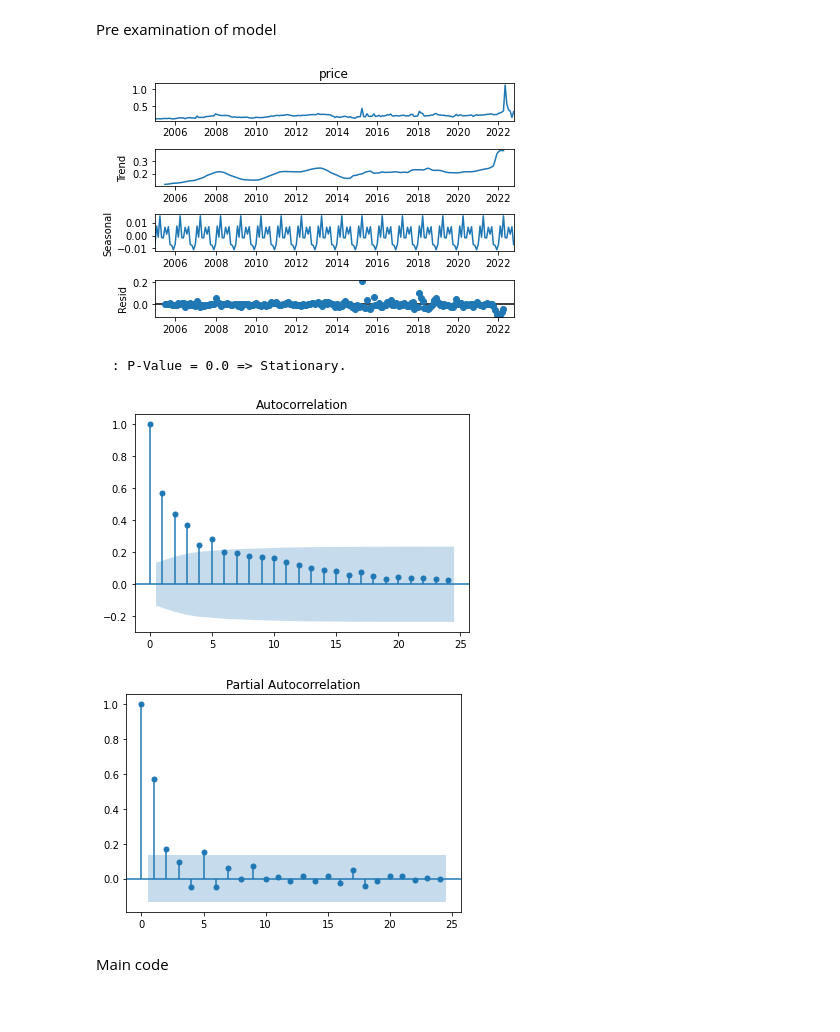
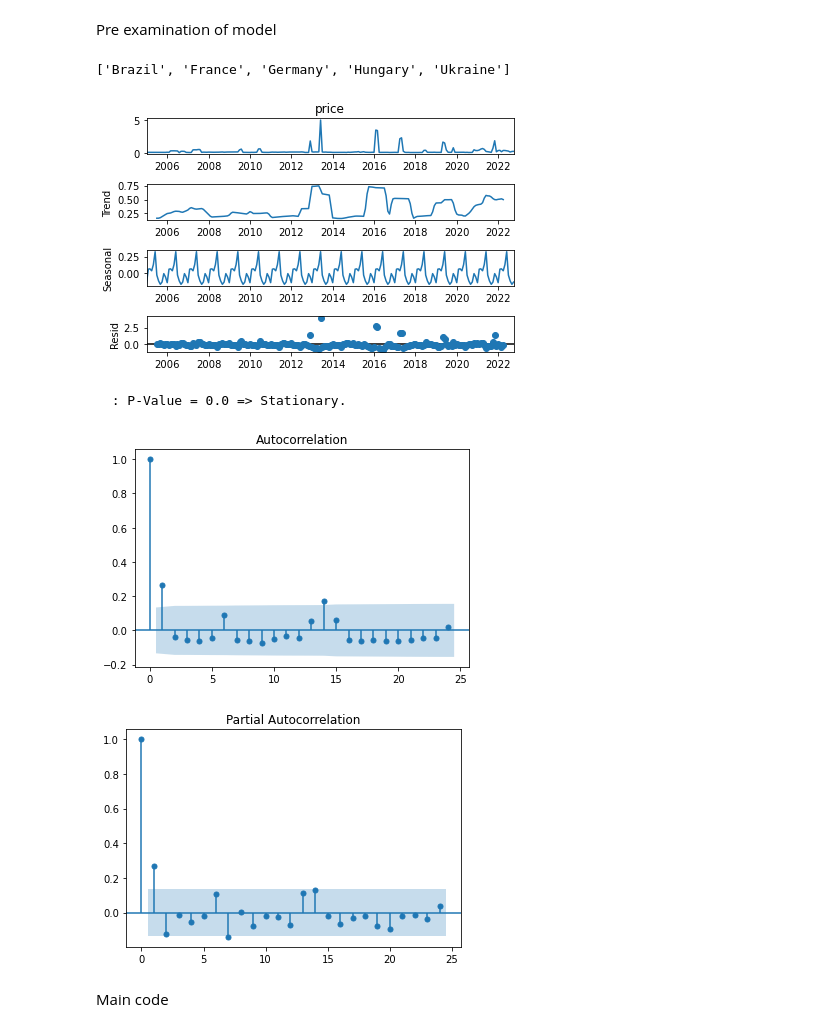
Before and after one commit to Gogonemnem/erasmus-university-rotterdam-assignments, a Jupyter notebook: code/notebooks/Liza/ARIMAX.ipynb, the cells around one changed output. Saved outputs shown, nothing was run; the diff lists cells and outputs as text; code cells hidden in the pictures.

```diff
--- a/code/notebooks/Liza/ARIMAX.ipynb
+++ b/code/notebooks/Liza/ARIMAX.ipynb
@@ -157,30 +160,35 @@ from statsmodels.graphics.tsaplots import plot_pacf
 # %% [markdown]
 Pre examination of model
+# %%
+df_maize = pd.read_excel('MAIZE_FILTERED_2023-02-25_19-36-41.xlsx', header=[0, 1], index_col=0) #ADJUST to product
+country_list = list(df_maize.columns.levels[1])
+country_list
+# %% [output]
+['Brazil', 'France', 'Germany', 'Hungary', 'Ukraine']
 # %%
-df_maize = pd.read_excel('MAIZE_FILTERED_2023-02-25_19-36-41.xlsx', header=[0, 1], index_col=0) #ADJUST to product
-country = 'Germany'
+country = 'Brazil'
 df = df_maize.xs(country, axis = 1, level =1 , drop_level=True) #ADJUST to country
 
 #Stationairity
 decom = sm.tsa.seasonal_decompose(df.price, model='additive')
 decom.plot()
 plt.show()
 
 price_diff = df.price.diff()
 price_diff[0] = 0
 adfuller_test(price_diff) #Chose the max d order
 
 #ACF/PCF
 plot_acf(df.price) #Chose the max p order
 plt.show()
 
 plot_pacf(df.price) #Chose the max q order
 plt.show()
 # %% [output]
-[figure, old version]
+[figure, new version]
   : P-Value = 0.0 => Stationary.
-[figure, old version]
+[figure, new version]
-[figure, old version]
+[figure, new version]
 # %% [markdown]
 Main code
 # %%
```
Also changed, not shown: parts of 6 cells of this notebook.
